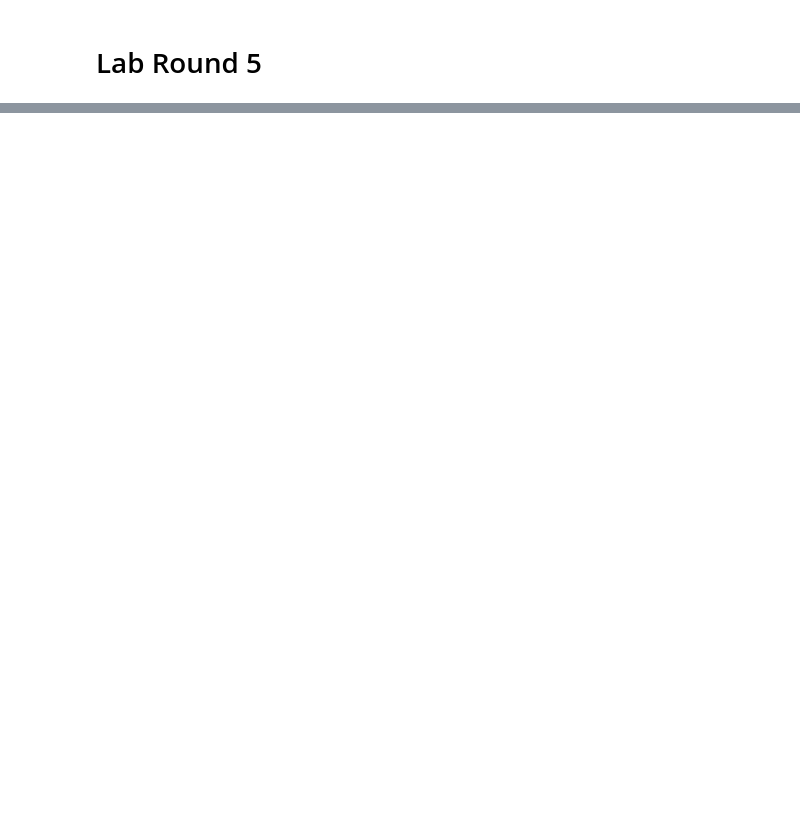
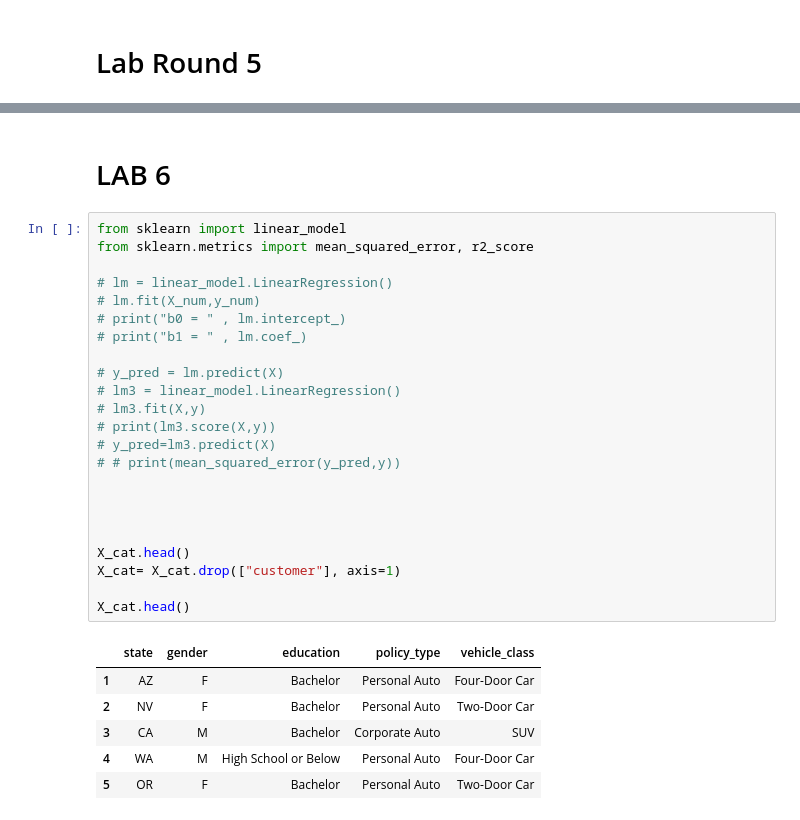
Before and after one commit to Draian123/lab-dw-data-cleaning-and-formatting, a Jupyter notebook: lab-dw-data-cleaning-and-formatting.ipynb, the cells around one changed output, grey strips where cells are left out. Saved outputs shown, nothing was run; the diff lists cells and outputs as text; blank space fills up the shorter version.

```diff
--- a/lab-dw-data-cleaning-and-formatting.ipynb
+++ b/lab-dw-data-cleaning-and-formatting.ipynb
@@ -376,0 +420,32 @@ b1 =  [ 7.21604838e-05 -3.59629145e-03 -4.13337844e-03]
+# %% [markdown]
+# LAB 6
+# %%
+from sklearn import linear_model
+from sklearn.metrics import mean_squared_error, r2_score
+
+# lm = linear_model.LinearRegression()
+# lm.fit(X_num,y_num)
+# print("b0 = " , lm.intercept_)
+# print("b1 = " , lm.coef_)
+
+# y_pred = lm.predict(X)
+# lm3 = linear_model.LinearRegression()
+# lm3.fit(X,y)
+# print(lm3.score(X,y))
+# y_pred=lm3.predict(X)
+# # print(mean_squared_error(y_pred,y))
+
+
+
+
+X_cat.head()
+X_cat= X_cat.drop(["customer"], axis=1)
+
+X_cat.head()
+# %% [output]
+|  | state | gender | education | policy_type | vehicle_class |
+| 1 | AZ | F | Bachelor | Personal Auto | Four-Door Car |
+| 2 | NV | F | Bachelor | Personal Auto | Two-Door Car |
+| 3 | CA | M | Bachelor | Corporate Auto | SUV |
+| 4 | WA | M | High School or Below | Personal Auto | Four-Door Car |
+| 5 | OR | F | Bachelor | Personal Auto | Two-Door Car |
```
Also changed, not shown: parts of 8 cells of this notebook.
